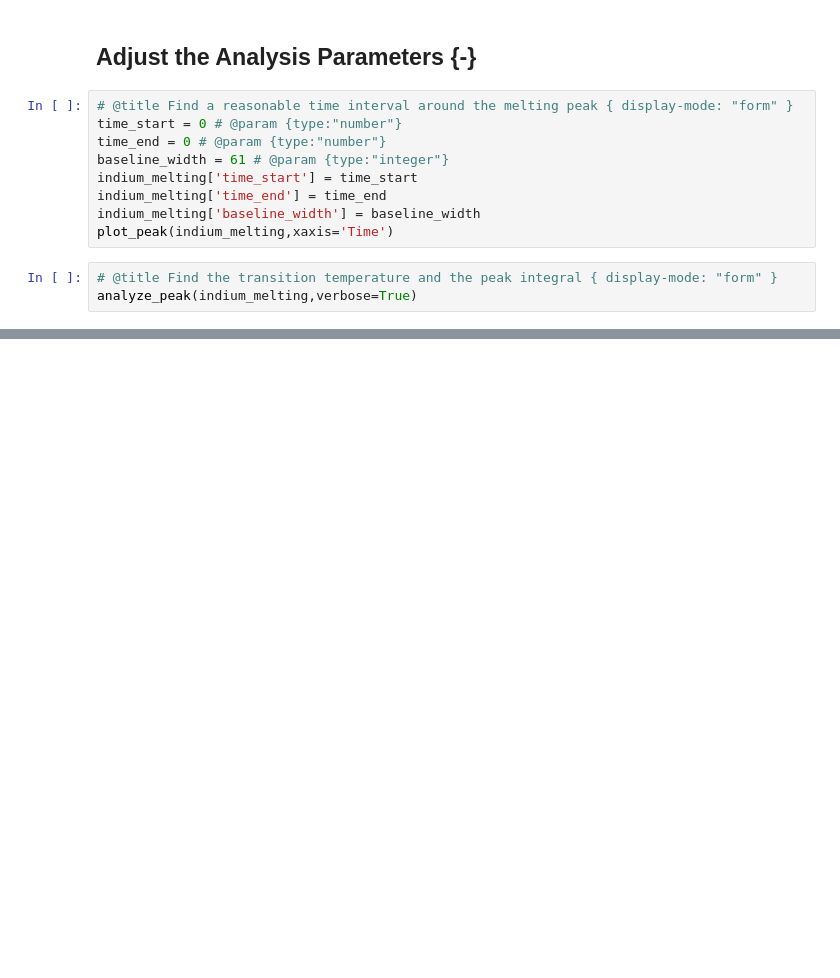
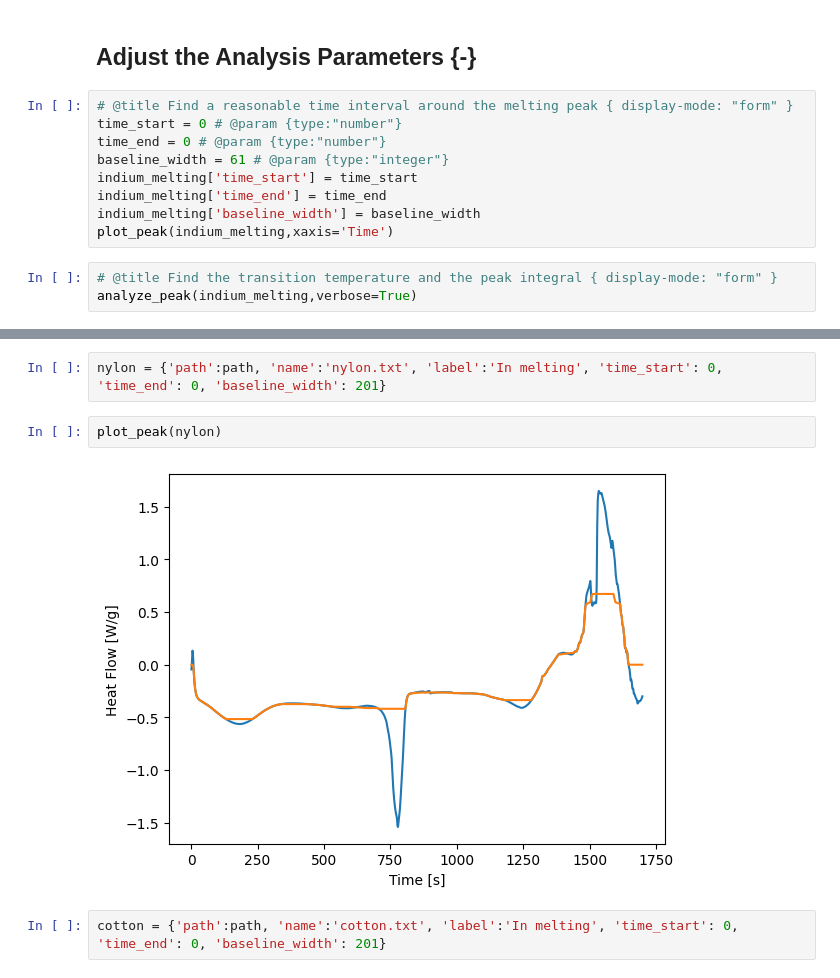
Before and after one commit to DavidShreve/PChemLab, a Jupyter notebook: DSC_ModelingData.ipynb, the cells around one changed output, grey strips where cells are left out. Saved outputs shown, nothing was run; the diff lists cells and outputs as text; blank space fills up the shorter version.

```diff
--- a/DSC_ModelingData.ipynb
+++ b/DSC_ModelingData.ipynb
@@ -201,0 +214,8 @@ analyze_peak(indium_melting,verbose=True)
+# %%
+nylon = {'path':path, 'name':'nylon.txt', 'label':'In melting', 'time_start': 0, 'time_end': 0, 'baseline_width': 201}
+# %%
+plot_peak(nylon)
+# %% [output]
+[figure, added]
+# %%
+cotton = {'path':path, 'name':'cotton.txt', 'label':'In melting', 'time_start': 0, 'time_end': 0, 'baseline_width': 201}
```
Also changed, not shown: parts of 20 cells of this notebook, 1 other file.
